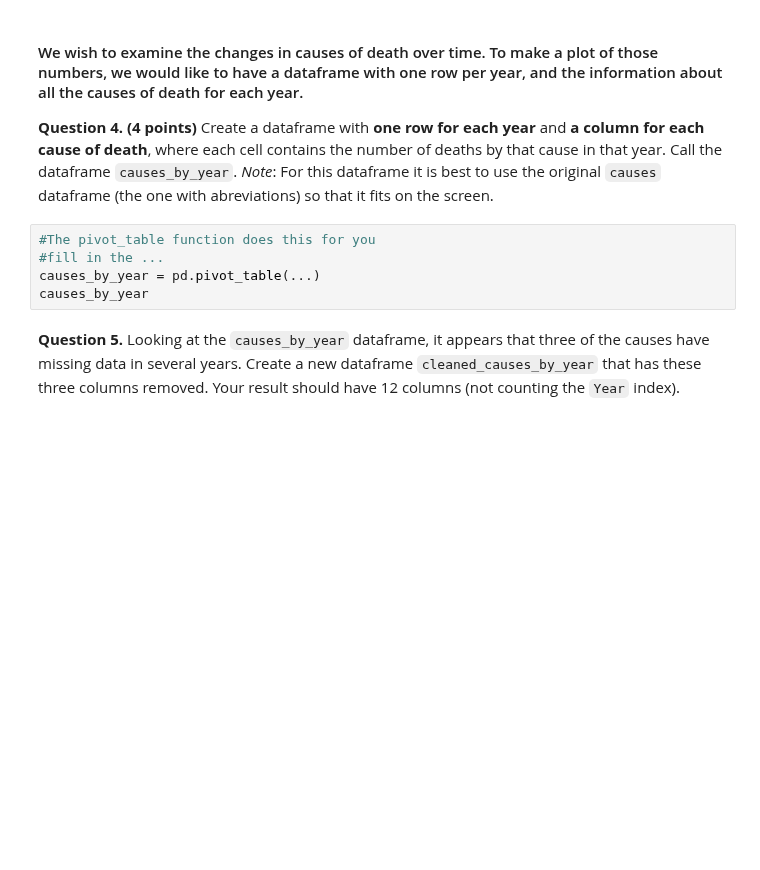
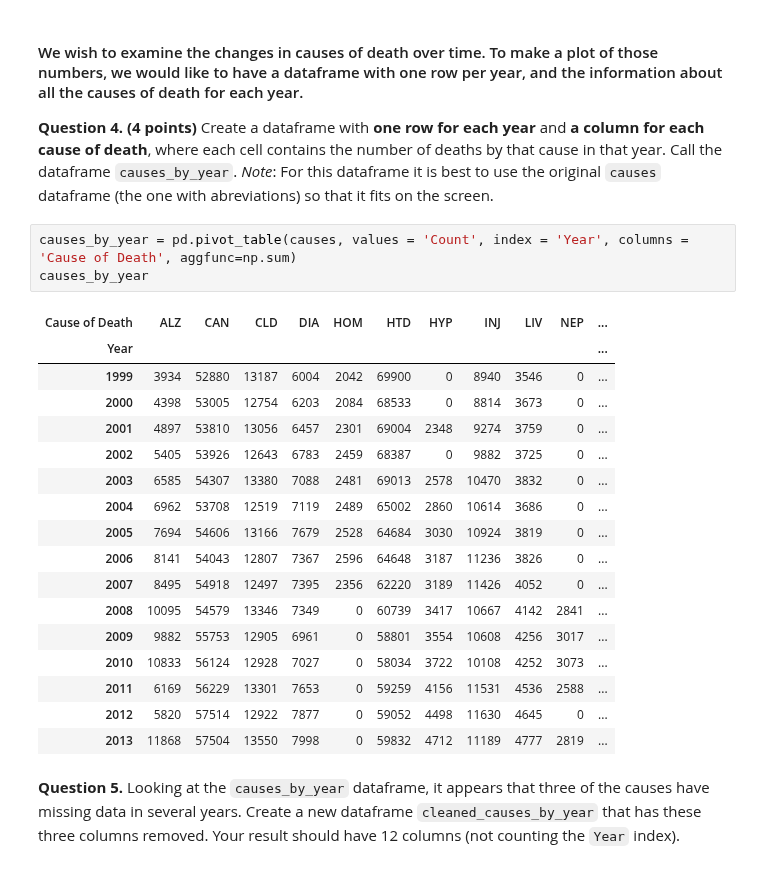
Before and after one commit to mattzhao-R/data-118, a Jupyter notebook: hw/homework05_Fall22.ipynb, the cells around one changed output. Drawn from its saved outputs; the diff is of its cells as text; blank space fills up the shorter version.

```diff
--- a/hw/homework05_Fall22.ipynb
+++ b/hw/homework05_Fall22.ipynb
@@ -122,11 +330,27 @@ full_cause_count
 #### We wish to examine the changes in causes of death over time.  To make a plot of those numbers, we would like to have a dataframe with one row per year, and the information about all the causes of death for each year.
 
 **Question 4. (4 points)** Create a dataframe with **one row for each year** and **a column for each cause of death**, where each cell contains the number of deaths by that cause in that year. Call the dataframe `causes_by_year`.  *Note*: For this dataframe it is best to use the original `causes` dataframe (the one with abreviations) so that it fits on the screen.
-# %%
-#The pivot_table function does this for you
-#fill in the ...
-causes_by_year = pd.pivot_table(...)
-causes_by_year
+# %%
+causes_by_year = pd.pivot_table(causes, values = 'Count', index = 'Year', columns = 'Cause of Death', aggfunc=np.sum)
+causes_by_year
+# %% [output]
+| Cause of Death | ALZ | CAN | CLD | DIA | HOM | HTD | HYP | INJ | LIV | NEP | ... |
+| Year |  |  |  |  |  |  |  |  |  |  | ... |
+| 1999 | 3934 | 52880 | 13187 | 6004 | 2042 | 69900 | 0 | 8940 | 3546 | 0 | ... |
+| 2000 | 4398 | 53005 | 12754 | 6203 | 2084 | 68533 | 0 | 8814 | 3673 | 0 | ... |
+| 2001 | 4897 | 53810 | 13056 | 6457 | 2301 | 69004 | 2348 | 9274 | 3759 | 0 | ... |
+| 2002 | 5405 | 53926 | 12643 | 6783 | 2459 | 68387 | 0 | 9882 | 3725 | 0 | ... |
+| 2003 | 6585 | 54307 | 13380 | 7088 | 2481 | 69013 | 2578 | 10470 | 3832 | 0 | ... |
+| 2004 | 6962 | 53708 | 12519 | 7119 | 2489 | 65002 | 2860 | 10614 | 3686 | 0 | ... |
+| 2005 | 7694 | 54606 | 13166 | 7679 | 2528 | 64684 | 3030 | 10924 | 3819 | 0 | ... |
+| 2006 | 8141 | 54043 | 12807 | 7367 | 2596 | 64648 | 3187 | 11236 | 3826 | 0 | ... |
+| 2007 | 8495 | 54918 | 12497 | 7395 | 2356 | 62220 | 3189 | 11426 | 4052 | 0 | ... |
+| 2008 | 10095 | 54579 | 13346 | 7349 | 0 | 60739 | 3417 | 10667 | 4142 | 2841 | ... |
+| 2009 | 9882 | 55753 | 12905 | 6961 | 0 | 58801 | 3554 | 10608 | 4256 | 3017 | ... |
+| 2010 | 10833 | 56124 | 12928 | 7027 | 0 | 58034 | 3722 | 10108 | 4252 | 3073 | ... |
+| 2011 | 6169 | 56229 | 13301 | 7653 | 0 | 59259 | 4156 | 11531 | 4536 | 2588 | ... |
+| 2012 | 5820 | 57514 | 12922 | 7877 | 0 | 59052 | 4498 | 11630 | 4645 | 0 | ... |
+| 2013 | 11868 | 57504 | 13550 | 7998 | 0 | 59832 | 4712 | 11189 | 4777 | 2819 | ... |
 # %% [markdown]
 **Question 5.** Looking at the `causes_by_year` dataframe, it appears that three of the causes have missing data in several years.   Create a new dataframe `cleaned_causes_by_year` that has these three columns removed.  Your result should have 12 columns (not counting the `Year` index).
 # %%
```
Also changed, not shown: parts of 30 cells of this notebook, 3 other files.
